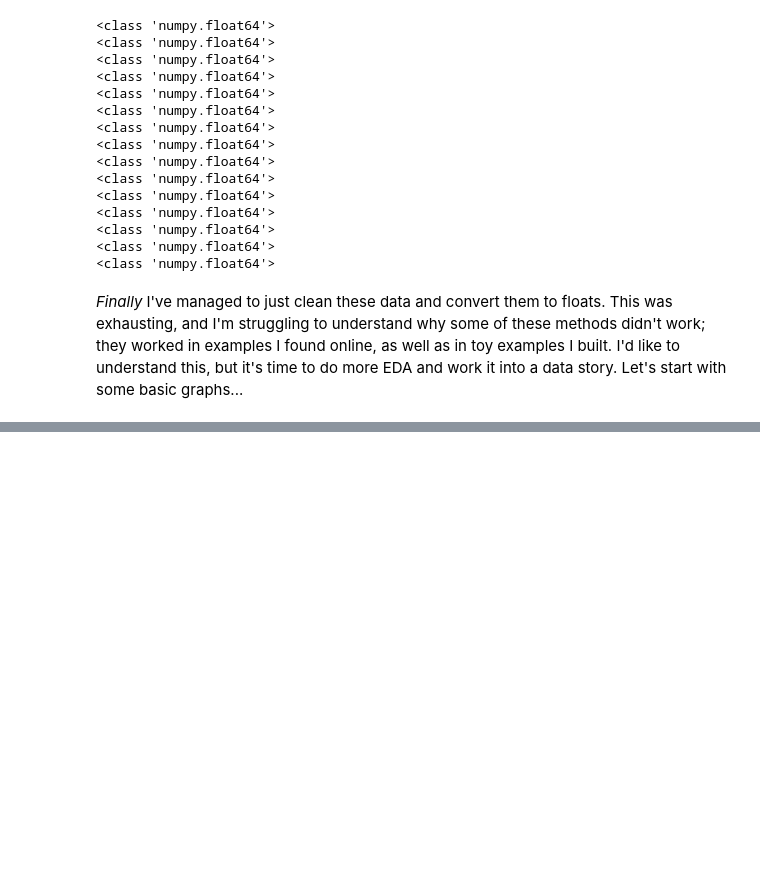
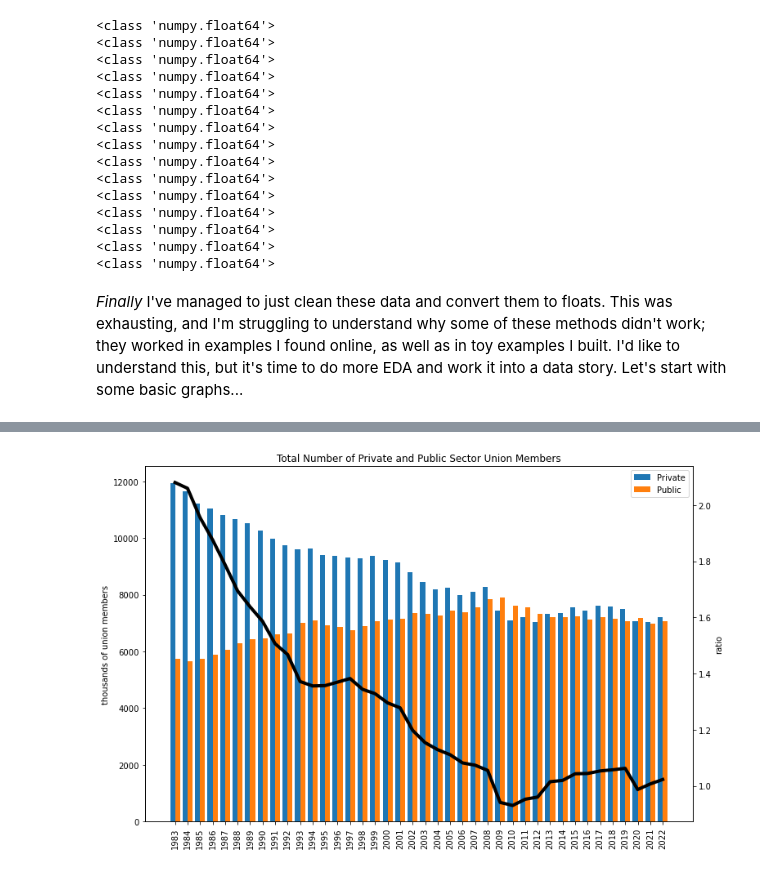
Before and after one commit to skizlik/labor-study, a Jupyter notebook: data story 1 - labor stoppages.ipynb, the cells around one changed output, grey strips where cells are left out. Cells and saved outputs as stored; diff of their text form; code cells hidden in the pictures; blank space fills up the shorter version.

```diff
--- a/data story 1 - labor stoppages.ipynb
+++ b/data story 1 - labor stoppages.ipynb
@@ -506,0 +591,33 @@ plt.show()
+# %%
+union["CheckPct"] = (union["EmpUnion"]/union["EmpWorkers"]) - union["UnionPct"]/100
+# %%
+union.drop("CheckPct", axis=1, inplace=True)
+# %%
+union["UnionPrivatePublicRatio"] = union["UnionPrivate"]/union["UnionPublic"]
+# %%
+X_axis = np.arange(len(union.index))
+#plt.figure(figsize=(12,7))
+fig, ax1 = plt.subplots()
+plt.xticks(X_axis, union.index, rotation=90)
+
+
+
+ax1.bar(X_axis - 0.2, union["UnionPrivate"], 0.4, label="Private")
+ax1.bar(X_axis + 0.2, union["UnionPublic"], 0.4, label="Public")
+ax1.set_ylabel("thousands of union members")
+plt.legend()
+
+ax2 = ax1.twinx()
+
+ax2.plot(X_axis, union["UnionPrivatePublicRatio"], label="Ratio", linewidth=4, color="#000000")
+ax2.set_ylabel("ratio")
+
+
+plt.title("Total Number of Private and Public Sector Union Members")
+
+
+
+fig.set_size_inches(12,8)
+plt.show()
+# %% [output]
+[figure, added]
```
Also changed, not shown: parts of 33 cells of this notebook.
